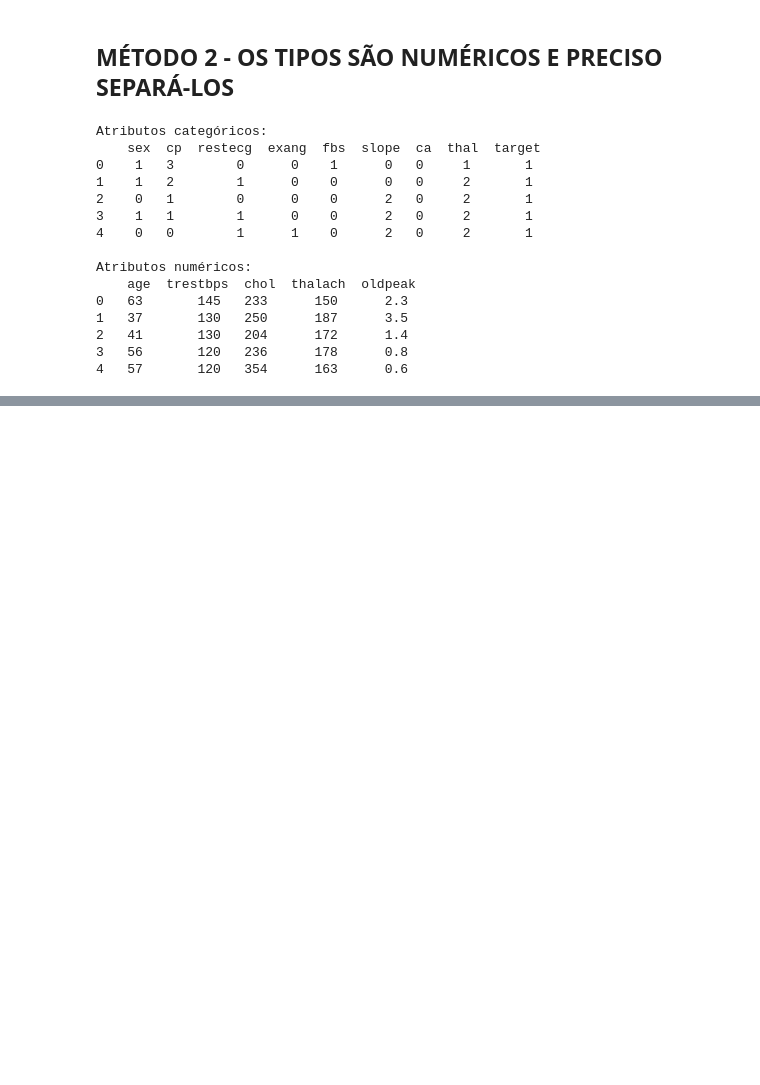
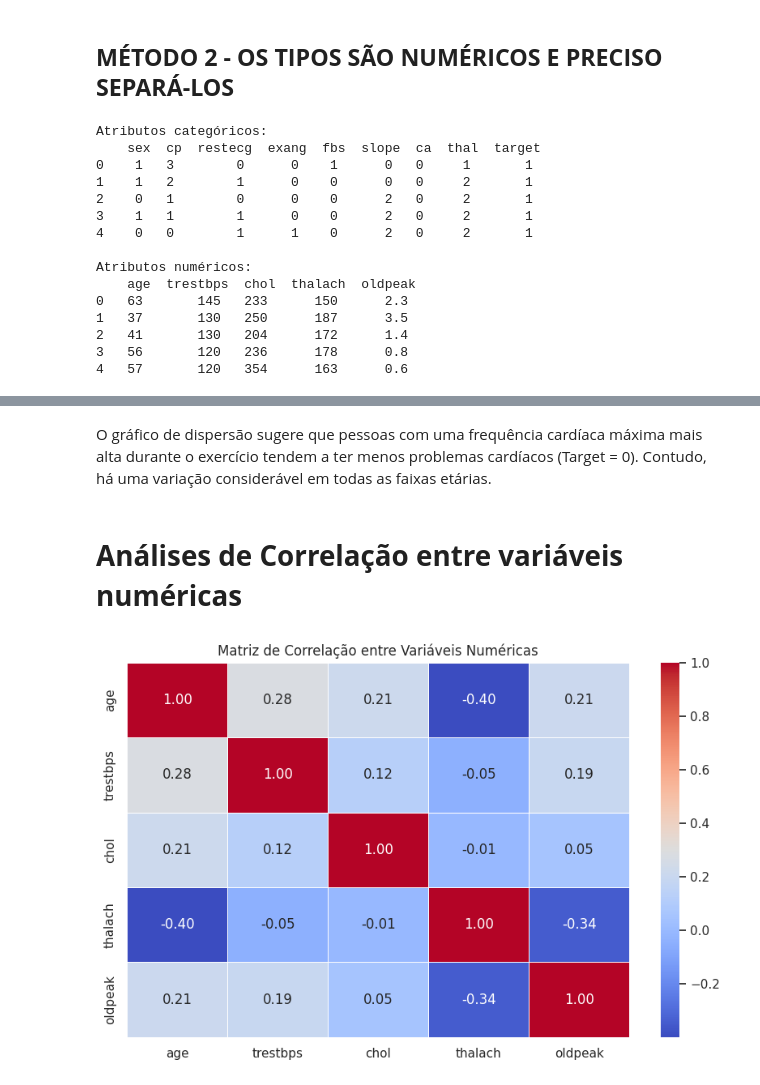
Before and after one commit to profandersonvanin01/doencas_coracao, a Jupyter notebook: Exemplo_Analise_Dados.ipynb, the cells around one changed output, grey strips where cells are left out. Drawn from its saved outputs; the diff is of its cells as text; code cells hidden in the pictures; blank space fills up the shorter version.

```diff
--- a/Exemplo_Analise_Dados.ipynb
+++ b/Exemplo_Analise_Dados.ipynb
@@ -209,0 +266,15 @@ Atributos numéricos:
+# %% [markdown]
+O gráfico de dispersão sugere que pessoas com uma frequência cardíaca máxima mais alta durante o exercício tendem a ter menos problemas cardíacos (Target = 0). Contudo, há uma variação considerável em todas as faixas etárias.
+# %% [markdown]
+# **Análises de Correlação entre variáveis numéricas**
+# %%
+# Gerando a matriz de correlação para as variáveis numéricas
+corr_matrix = bd[colunas_numericas].corr()
+
+# Plotando a matriz de correlação
+plt.figure(figsize=(10, 6))
+sns.heatmap(corr_matrix, annot=True, cmap="coolwarm", fmt=".2f", linewidths=0.5)
+plt.title("Matriz de Correlação entre Variáveis Numéricas")
+plt.show()
+# %% [output]
+[figure, added]
```
Also changed, not shown: parts of 18 cells of this notebook.
